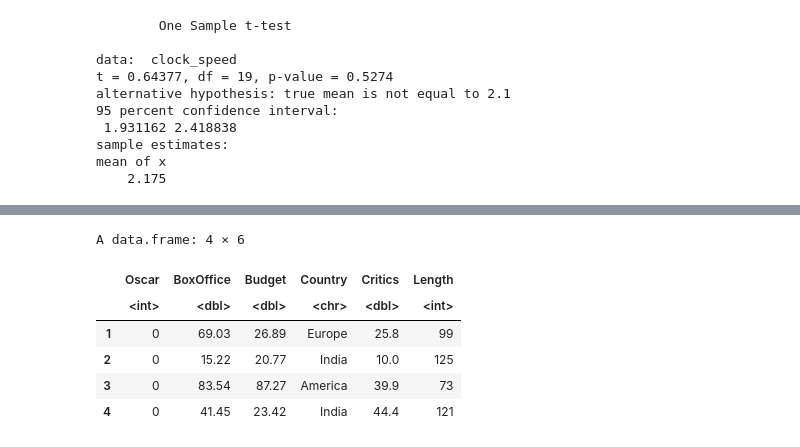
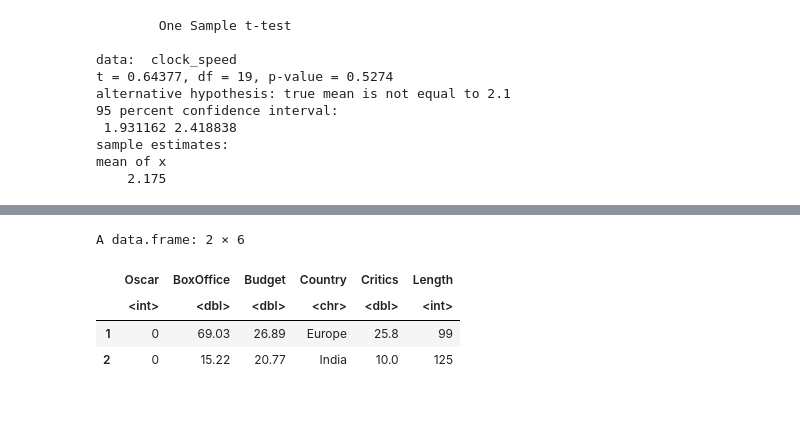
Before and after one commit to ifeomai/curly-octo-r-stat-machine, a Jupyter notebook: white-house-salary.ipynb, the cells around one changed output, grey strips where cells are left out. Cells and saved outputs as stored; diff of their text form; code cells hidden in the pictures; blank space fills up the shorter version.

```diff
--- a/white-house-salary.ipynb
+++ b/white-house-salary.ipynb
@@ -143,14 +151,12 @@ library(caTools)
 # %%
 ds_boxOffice <-  read.csv("/content/boxOffice.csv")
 # check the head to see the key variable names
-head(ds_boxOffice,4)
+head(ds_boxOffice,2)
 # %% [output]
-A data.frame: 4 × 6
+A data.frame: 2 × 6
 |  | Oscar | BoxOffice | Budget | Country | Critics | Length |
 |  | <int> | <dbl> | <dbl> | <chr> | <dbl> | <int> |
 | 1 | 0 | 69.03 | 26.89 | Europe | 25.8 | 99 |
 | 2 | 0 | 15.22 | 20.77 | India | 10.0 | 125 |
-| 3 | 0 | 83.54 | 87.27 | America | 39.9 | 73 |
-| 4 | 0 | 41.45 | 23.42 | India | 44.4 | 121 |
 # %%
 set.seed(48)
```
Also changed, not shown: parts of 4 cells of this notebook.
